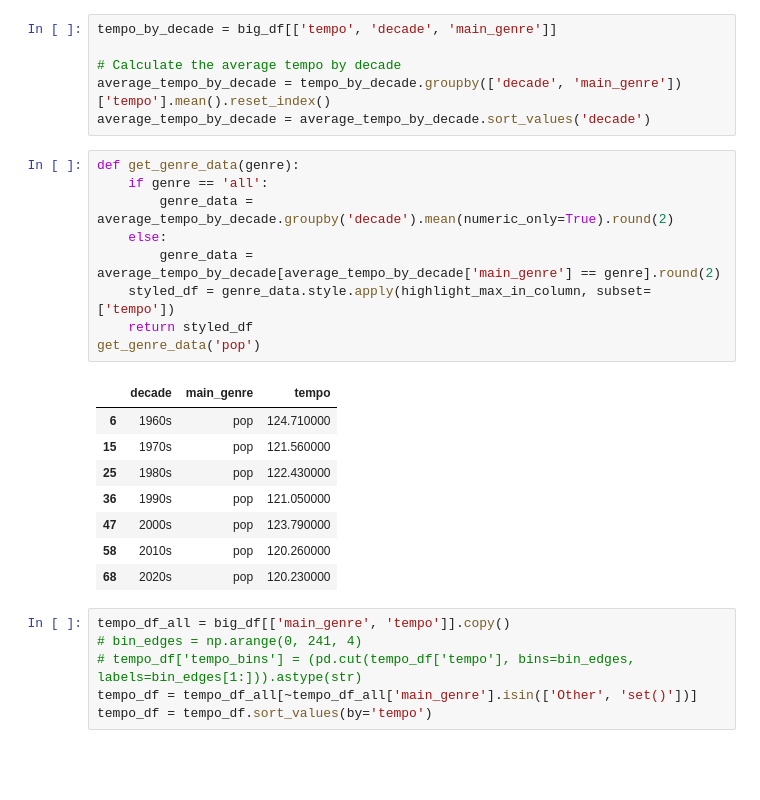
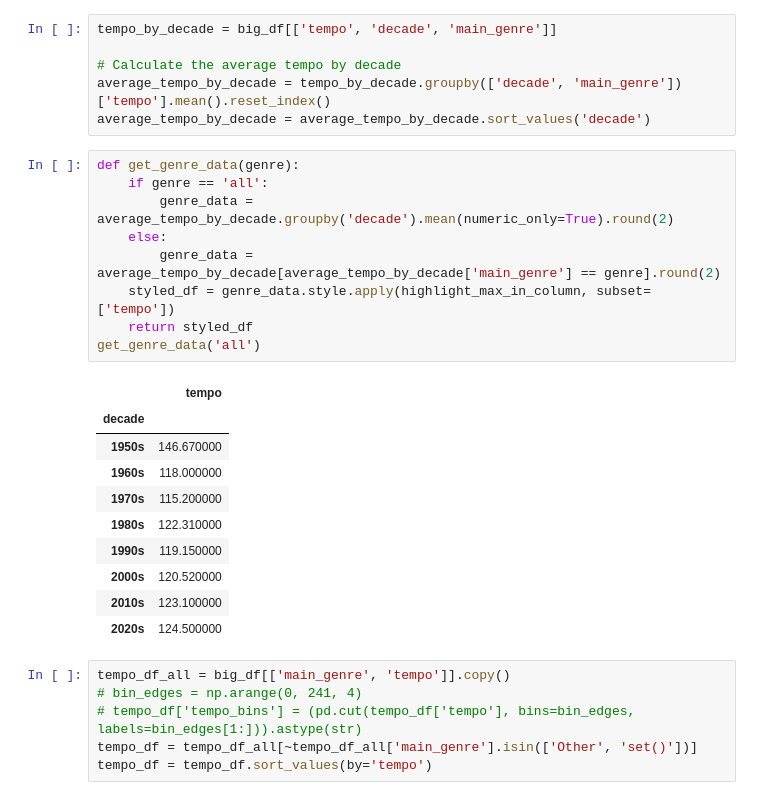
Before and after one commit to tmartabano/Project-for-Data-Munging, a Jupyter notebook: Final_Project_Data(new).ipynb, the cells around one changed output. Cells and saved outputs as stored; diff of their text form; blank space fills up the shorter version.

```diff
--- a/Final_Project_Data(new).ipynb
+++ b/Final_Project_Data(new).ipynb
@@ -339,21 +333,23 @@ average_tempo_by_decade = average_tempo_by_decade.sort_values('decade')
 # %%
 def get_genre_data(genre):
     if genre == 'all':
         genre_data = average_tempo_by_decade.groupby('decade').mean(numeric_only=True).round(2)
     else:
         genre_data = average_tempo_by_decade[average_tempo_by_decade['main_genre'] == genre].round(2)
     styled_df = genre_data.style.apply(highlight_max_in_column, subset=['tempo'])
     return styled_df
-get_genre_data('pop')
+get_genre_data('all')
 # %% [output]
-|  | decade | main_genre | tempo |
-| 6 | 1960s | pop | 124.710000 |
-| 15 | 1970s | pop | 121.560000 |
-| 25 | 1980s | pop | 122.430000 |
-| 36 | 1990s | pop | 121.050000 |
-| 47 | 2000s | pop | 123.790000 |
-| 58 | 2010s | pop | 120.260000 |
-| 68 | 2020s | pop | 120.230000 |
+|  | tempo |
+| decade |  |
+| 1950s | 146.670000 |
+| 1960s | 118.000000 |
+| 1970s | 115.200000 |
+| 1980s | 122.310000 |
+| 1990s | 119.150000 |
+| 2000s | 120.520000 |
+| 2010s | 123.100000 |
+| 2020s | 124.500000 |
 # %%
 tempo_df_all = big_df[['main_genre', 'tempo']].copy()
 # bin_edges = np.arange(0, 241, 4)
```
Also changed, not shown: parts of 9 cells of this notebook.
